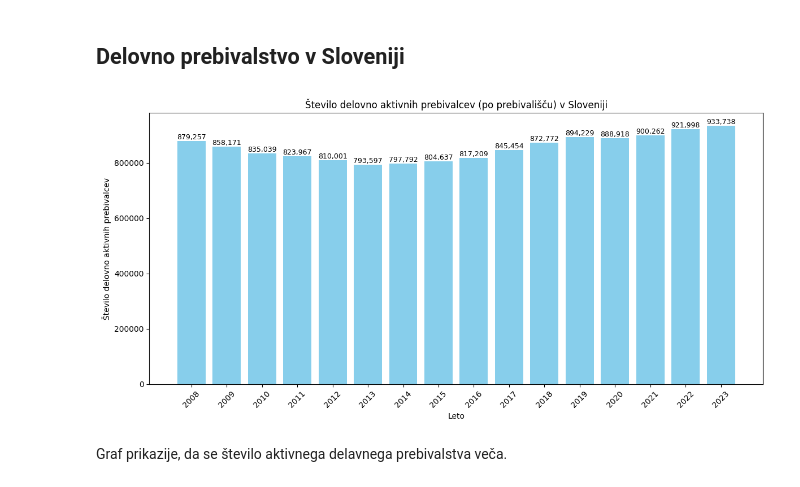
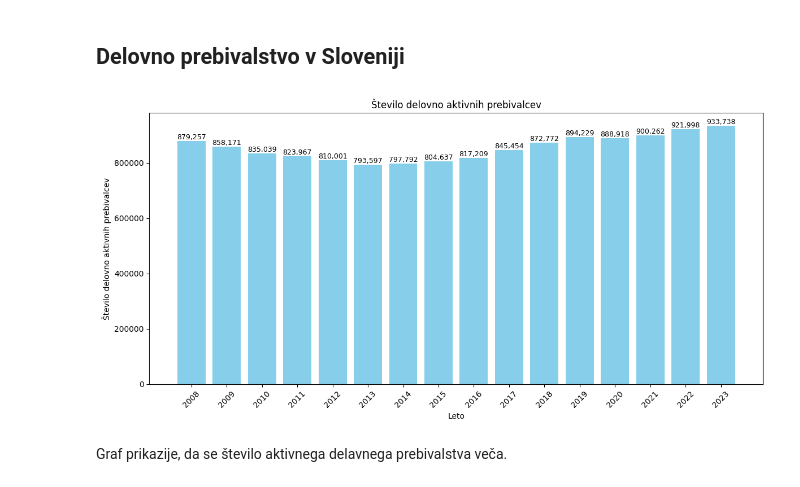
Before and after one commit to nirinja/PR259, a Jupyter notebook: koda/koda.ipynb, the cells around one changed output. Saved outputs shown, nothing was run; the diff lists cells and outputs as text; code cells hidden in the pictures.

Commit message:
Delovno prebivalstvo glede na celoto

```diff
--- a/koda/koda.ipynb
+++ b/koda/koda.ipynb
@@ -47,27 +47,27 @@ Za lažjo primerjavo podatkov smo izbločili zadnje (trenutno) leto iz podatkov.
 # %%
 filtrirani = data_preb[
     (data_preb['MERITVE'] == 'Število delovno aktivnih prebivalcev (po prebivališču)') &
     (data_preb['STATISTIČNA REGIJA'] == 'SLOVENIJA')
 ]
 
 filtrirani = filtrirani.sort_values('LETO')
 
 plt.figure(figsize=(12,6))
 bars = plt.bar(filtrirani['LETO'], filtrirani['DATA'], color='skyblue')
-plt.title('Število delovno aktivnih prebivalcev (po prebivališču) v Sloveniji')
+plt.title('Število delovno aktivnih prebivalcev')
 plt.xlabel('Leto')
 plt.ylabel('Število delovno aktivnih prebivalcev')
 plt.xticks(filtrirani['LETO'], rotation=45)
 
 # Dodajanje oznak nad stolpci
 for bar in bars:
     height = bar.get_height()
     plt.text(bar.get_x() + bar.get_width()/2, height, f'{int(height):,}',
              ha='center', va='bottom', fontsize=9)
 
 plt.tight_layout()
 plt.show()
 # %% [output]
-[figure, old version]
+[figure, new version]
 # %% [markdown]
 Graf prikazije, da se število aktivnega delavnega prebivalstva veča.
```
Also changed, not shown: parts of 2 cells of this notebook, 1 other file.
